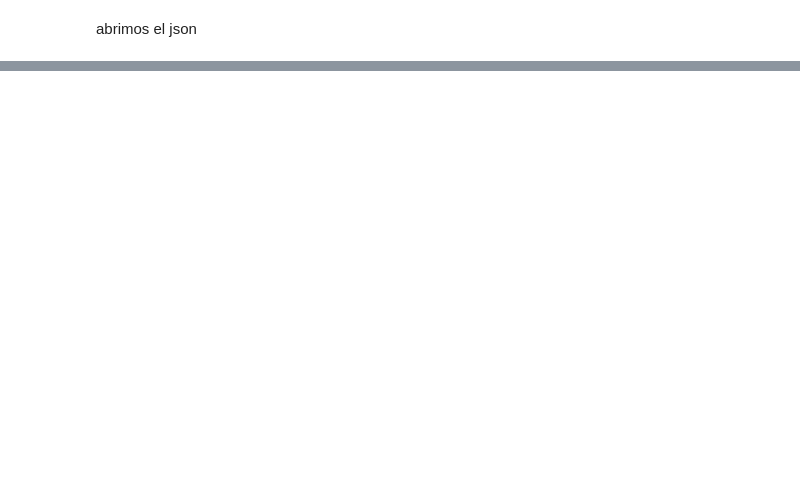
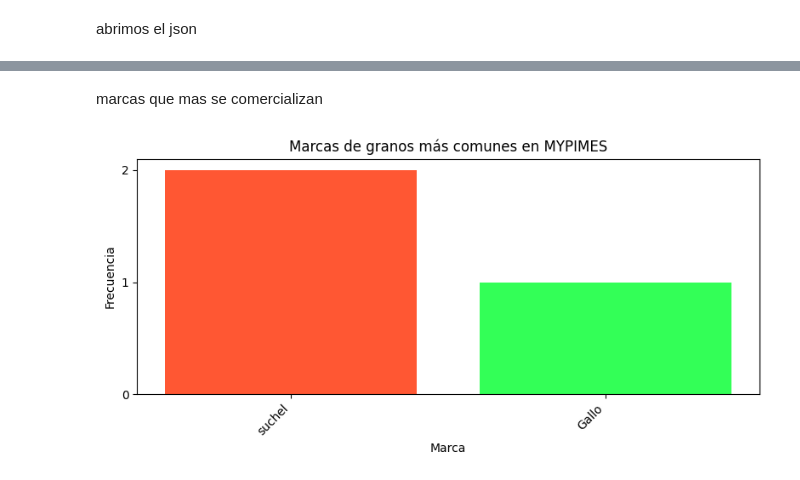
Before and after one commit to Aleinad-06/MYPIMES, a Jupyter notebook: main/main.ipynb, the cells around one changed output, grey strips where cells are left out. Cells and saved outputs as stored; diff of their text form; code cells hidden in the pictures; blank space fills up the shorter version.

```diff
--- a/main/main.ipynb
+++ b/main/main.ipynb
@@ -49,0 +74,26 @@ for marcas_nacional in productos:
+# %% [markdown]
+marcas que mas se comercializan
+# %%
+from collections import Counter
+import matplotlib.pyplot as plt
+from matplotlib.ticker import MaxNLocator
+marcas_granos = []
+for elementos in productos:
+    if elementos.get("tipo") == "granos":
+        marcas_granos.append(elementos.get("marca"))
+counts = Counter(marcas_granos)
+
+if counts:
+    brands, freqs = zip(*counts.most_common())
+    fig, ax = plt.subplots(figsize=(8, 4))
+    colors = ["#FF5733", "#33FF57", "#3357FF", "#F333FF", "#33FFF5"]
+    ax.bar(brands, freqs, color=colors)
+    ax.set_title("Marcas de granos más comunes en MYPIMES")
+    ax.set_ylabel("Frecuencia")
+    ax.set_xlabel("Marca")
+    ax.yaxis.set_major_locator(MaxNLocator(integer=True))
+    ax.set_xticklabels(brands, rotation=45, ha='right')
+    plt.tight_layout()
+    plt.show()
+# %% [output]
+[figure, added]
```
Also changed, not shown: parts of 3 cells of this notebook, 2 other files.
